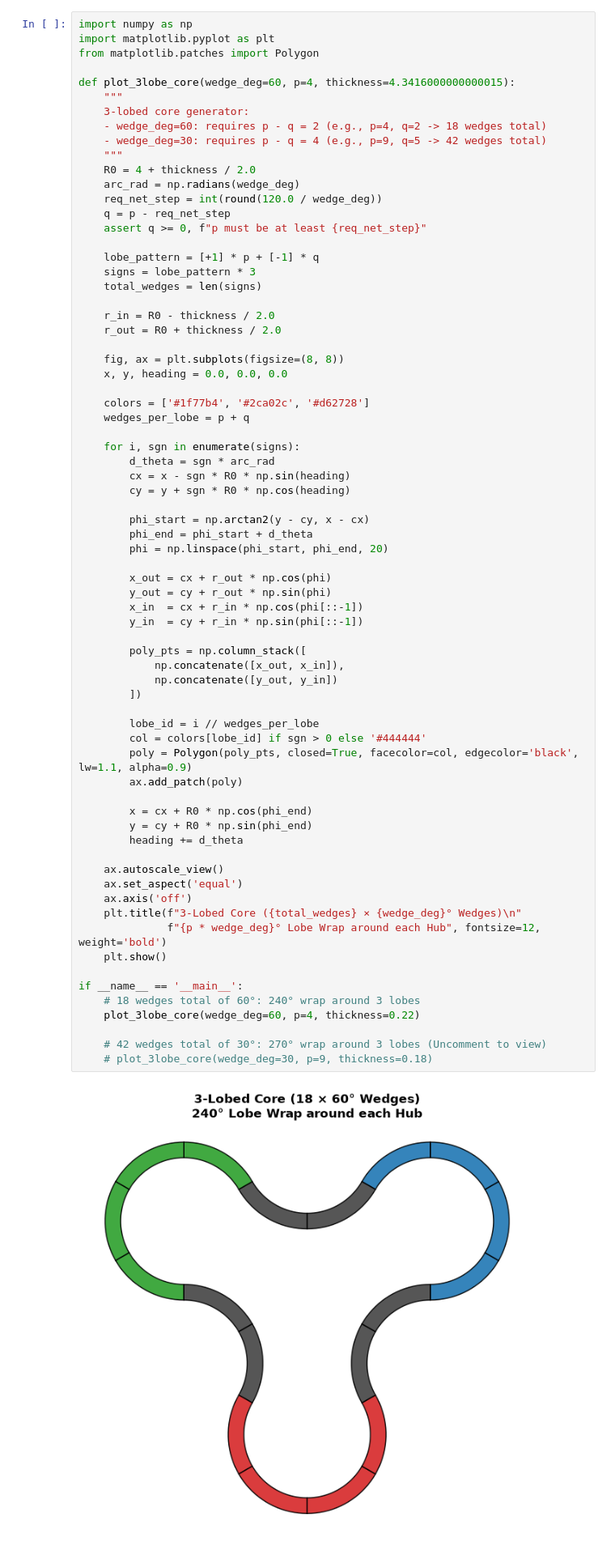
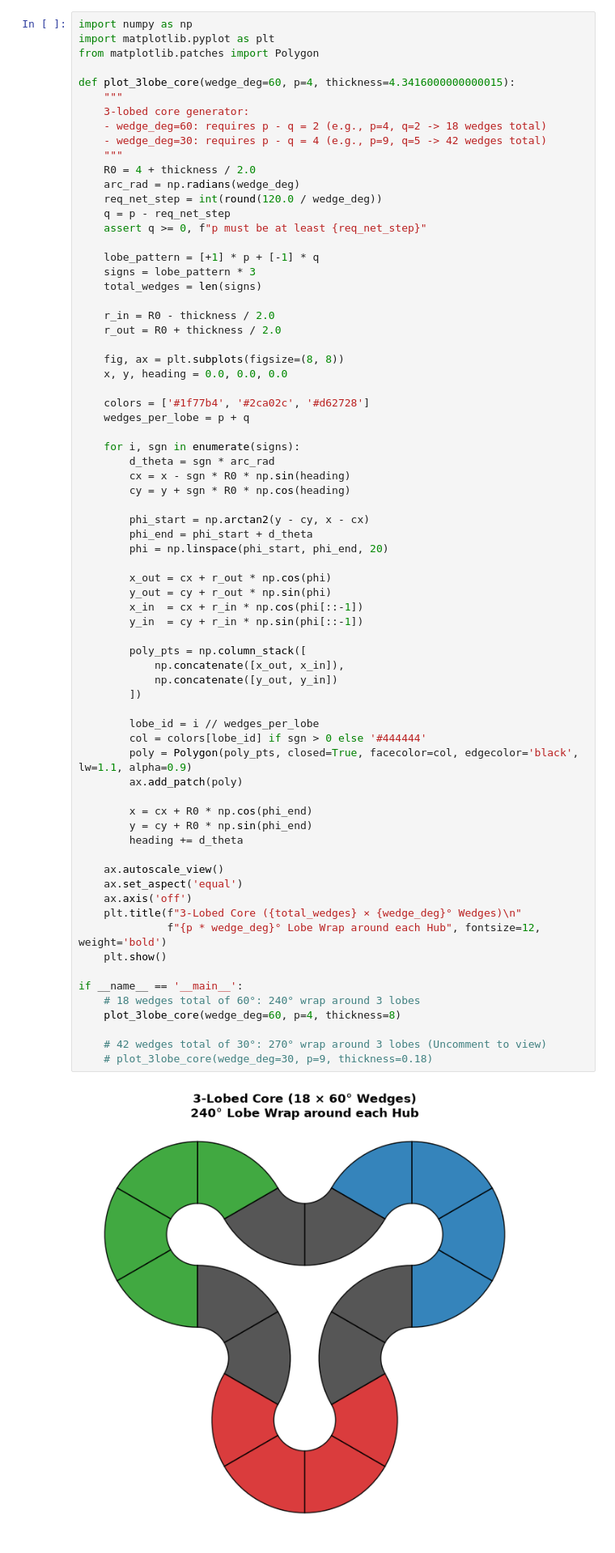
Before and after one commit to BigTMoney985/Senior_Design_Core, a Jupyter notebook: etc.ipynb, the cells around one changed output. Shown at 81% size. Saved outputs shown, nothing was run; the diff lists cells and outputs as text.

Commit message:
Began implementation of 3-lobe factory. NOTE: This will remove the central flux trap as a concept.

```diff
--- a/etc.ipynb
+++ b/etc.ipynb
@@ -171,35 +171,35 @@ def plot_3lobe_core(wedge_deg=60, p=4, thickness=4.3416000000000015):
         x_in  = cx + r_in * np.cos(phi[::-1])
         y_in  = cy + r_in * np.sin(phi[::-1])
 
         poly_pts = np.column_stack([
             np.concatenate([x_out, x_in]),
             np.concatenate([y_out, y_in])
         ])
 
         lobe_id = i // wedges_per_lobe
         col = colors[lobe_id] if sgn > 0 else '#444444'
         poly = Polygon(poly_pts, closed=True, facecolor=col, edgecolor='black', lw=1.1, alpha=0.9)
         ax.add_patch(poly)
 
         x = cx + R0 * np.cos(phi_end)
         y = cy + R0 * np.sin(phi_end)
         heading += d_theta
 
     ax.autoscale_view()
     ax.set_aspect('equal')
     ax.axis('off')
     plt.title(f"3-Lobed Core ({total_wedges} × {wedge_deg}° Wedges)\n"
               f"{p * wedge_deg}° Lobe Wrap around each Hub", fontsize=12, weight='bold')
     plt.show()
 
 if __name__ == '__main__':
     # 18 wedges total of 60°: 240° wrap around 3 lobes
-    plot_3lobe_core(wedge_deg=60, p=4, thickness=0.22)
+    plot_3lobe_core(wedge_deg=60, p=4, thickness=8)
 
     # 42 wedges total of 30°: 270° wrap around 3 lobes (Uncomment to view)
     # plot_3lobe_core(wedge_deg=30, p=9, thickness=0.18)
 # %% [output]
-[figure, old version]
+[figure, new version]
 # %%
 import numpy as np
 import matplotlib.pyplot as plt
```
Also changed, not shown: 1 other file.
